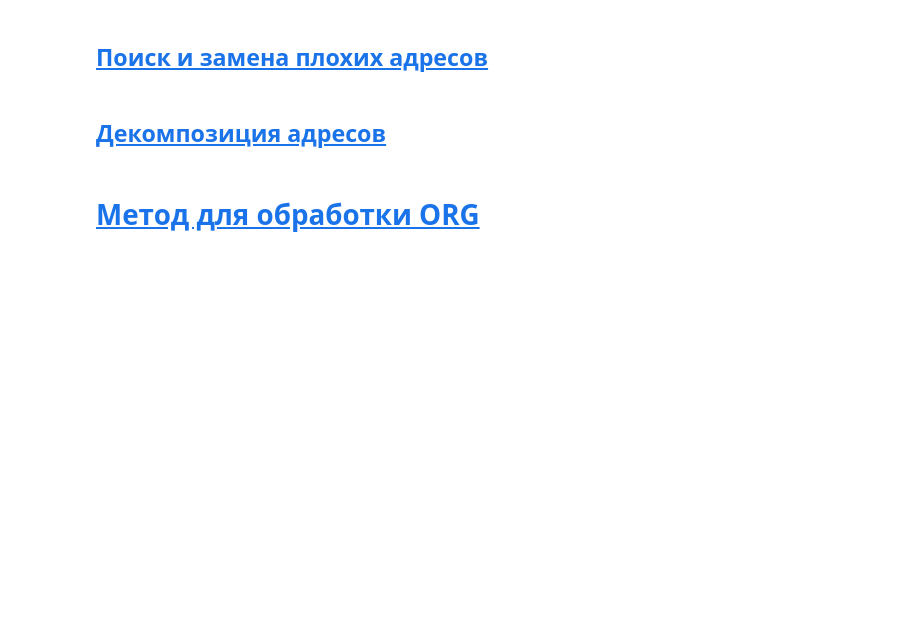
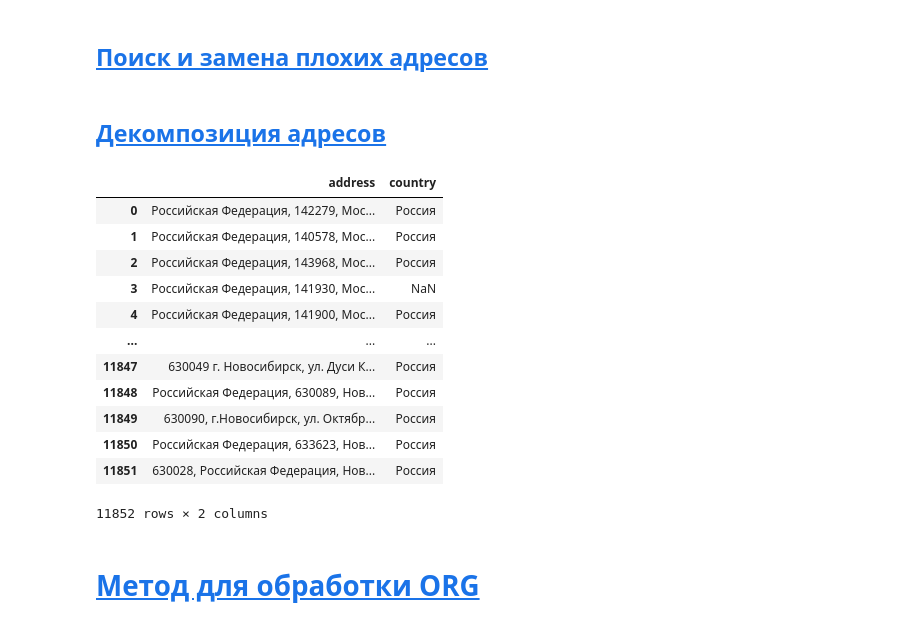
Before and after one commit to Gleb01548/contract_database, a Jupyter notebook: notebooks/test_processing_2.ipynb, the cells around one changed output. Saved outputs shown, nothing was run; the diff lists cells and outputs as text; code cells hidden in the pictures; blank space fills up the shorter version.

```diff
--- a/notebooks/test_processing_2.ipynb
+++ b/notebooks/test_processing_2.ipynb
@@ -599,5 +616,23 @@ class DecompositionAddress:
             self.path_for_cache, sep="|", index=False, mode="a", header=False
         )
+# %%
+pd.read_csv(
+    "../data/cache/cache_address.csv", sep="|", dtype="str", usecols=["address", "country"]
+)
+# %% [output]
+|  | address | country |
+| 0 | Российская Федерация, 142279, Мос... | Россия |
+| 1 | Российская Федерация, 140578, Мос... | Россия |
+| 2 | Российская Федерация, 143968, Мос... | Россия |
+| 3 | Российская Федерация, 141930, Мос... | NaN |
+| 4 | Российская Федерация, 141900, Мос... | Россия |
+| ... | ... | ... |
+| 11847 | 630049 г. Новосибирск, ул. Дуси К... | Россия |
+| 11848 | Российская Федерация, 630089, Нов... | Россия |
+| 11849 | 630090, г.Новосибирск, ул. Октябр... | Россия |
+| 11850 | Российская Федерация, 633623, Нов... | Россия |
+| 11851 | 630028, Российская Федерация, Нов... | Россия |
+11852 rows × 2 columns
 # %%
 address_dec = DecompositionAddress(path_for_cache="../data/cache/cache_address.csv")
 # %%
```
Also changed, not shown: parts of 18 cells of this notebook.
